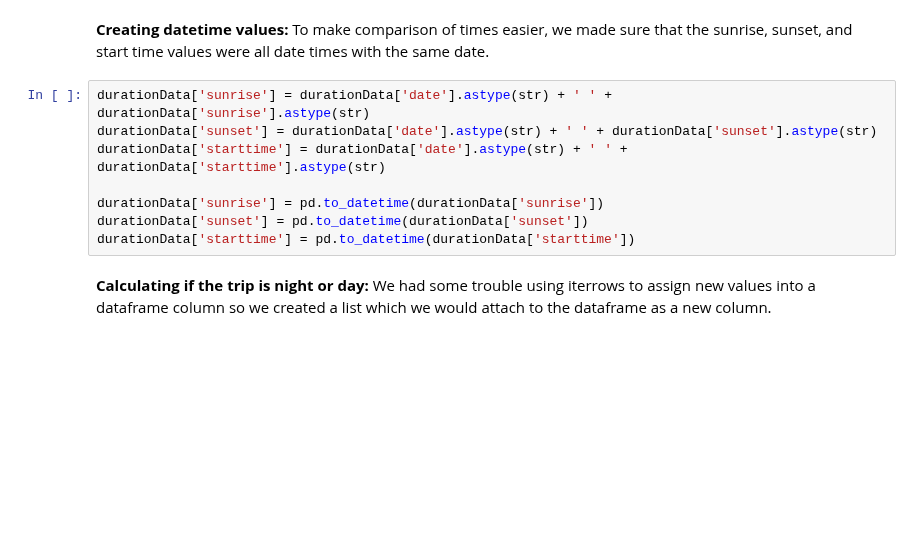
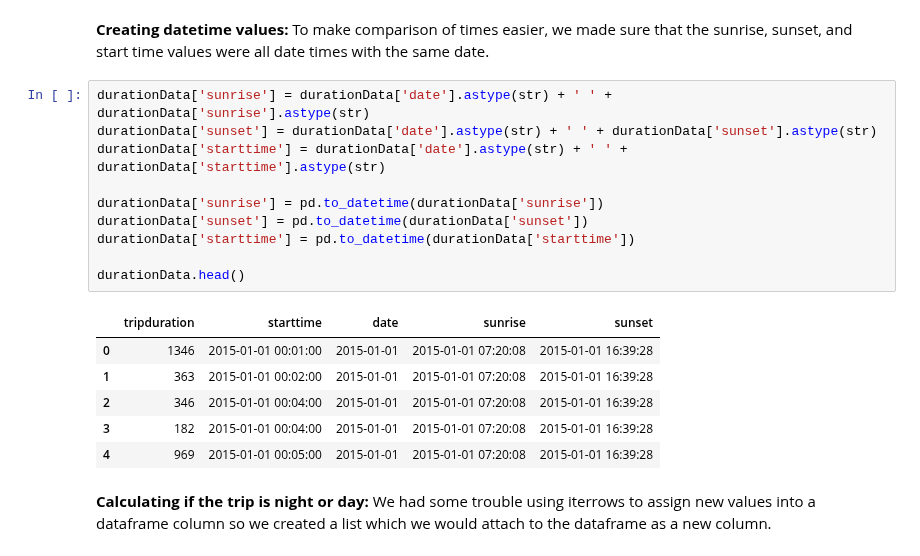
Before and after one commit to seanandrewchen/PUI2017_sac820, a Jupyter notebook: HW4_sac820/Assignment4.ipynb, the cells around one changed output. Drawn from its saved outputs; the diff is of its cells as text; blank space fills up the shorter version.

```diff
--- a/HW4_sac820/Assignment4.ipynb
+++ b/HW4_sac820/Assignment4.ipynb
@@ -173,11 +154,20 @@ durationData.head()
 # %%
 durationData['sunrise'] = durationData['date'].astype(str) + ' ' + durationData['sunrise'].astype(str)
 durationData['sunset'] = durationData['date'].astype(str) + ' ' + durationData['sunset'].astype(str)
 durationData['starttime'] = durationData['date'].astype(str) + ' ' + durationData['starttime'].astype(str)
 
 durationData['sunrise'] = pd.to_datetime(durationData['sunrise'])
 durationData['sunset'] = pd.to_datetime(durationData['sunset'])
 durationData['starttime'] = pd.to_datetime(durationData['starttime'])
+
+durationData.head()
+# %% [output]
+|  | tripduration | starttime | date | sunrise | sunset |
+| 0 | 1346 | 2015-01-01 00:01:00 | 2015-01-01 | 2015-01-01 07:20:08 | 2015-01-01 16:39:28 |
+| 1 | 363 | 2015-01-01 00:02:00 | 2015-01-01 | 2015-01-01 07:20:08 | 2015-01-01 16:39:28 |
+| 2 | 346 | 2015-01-01 00:04:00 | 2015-01-01 | 2015-01-01 07:20:08 | 2015-01-01 16:39:28 |
+| 3 | 182 | 2015-01-01 00:04:00 | 2015-01-01 | 2015-01-01 07:20:08 | 2015-01-01 16:39:28 |
+| 4 | 969 | 2015-01-01 00:05:00 | 2015-01-01 | 2015-01-01 07:20:08 | 2015-01-01 16:39:28 |
 # %% [markdown]
 **Calculating if the trip is night or day:** We had some trouble using iterrows to assign new values into a dataframe column so we created a list which we would attach to the dataframe as a new column.
 # %%
```
Also changed, not shown: parts of 63 cells of this notebook, 1 other file.
